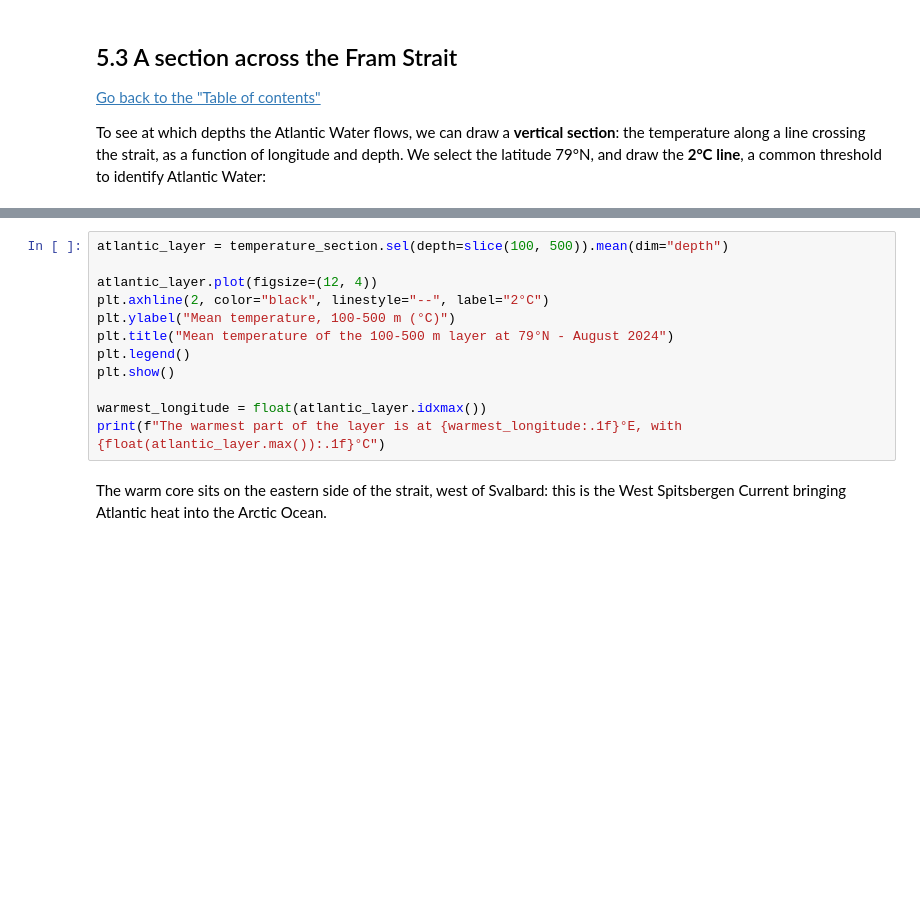
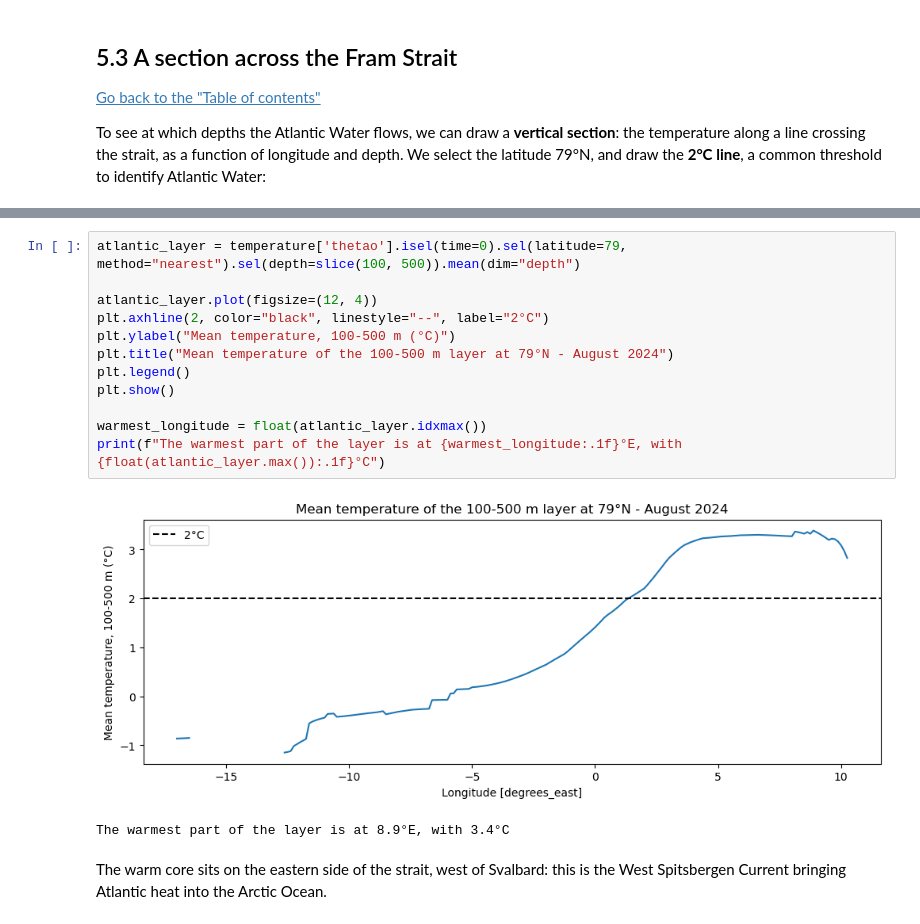
Before and after one commit to gkoenig-mercator/Training_Toolbox, a Jupyter notebook: ARCTBX-02-subset.ipynb, the cells around one changed output, grey strips where cells are left out. Drawn from its saved outputs; the diff is of its cells as text; blank space fills up the shorter version.

```diff
--- a/ARCTBX-02-subset.ipynb
+++ b/ARCTBX-02-subset.ipynb
@@ -423,16 +543,19 @@ plt.show()
 Xarray also makes computations easy. For example, let's compute the **mean temperature between 100 and 500 m** at each longitude, the layer where we expect the core of the Atlantic Water. `slice(100, 500)` selects all the depth levels between 100 and 500 m, and `.mean(dim="depth")` averages them:
 # %%
-atlantic_layer = temperature_section.sel(depth=slice(100, 500)).mean(dim="depth")
+atlantic_layer = temperature['thetao'].isel(time=0).sel(latitude=79, method="nearest").sel(depth=slice(100, 500)).mean(dim="depth")
 
 atlantic_layer.plot(figsize=(12, 4))
 plt.axhline(2, color="black", linestyle="--", label="2°C")
 plt.ylabel("Mean temperature, 100-500 m (°C)")
 plt.title("Mean temperature of the 100-500 m layer at 79°N - August 2024")
 plt.legend()
 plt.show()
 
 warmest_longitude = float(atlantic_layer.idxmax())
 print(f"The warmest part of the layer is at {warmest_longitude:.1f}°E, with {float(atlantic_layer.max()):.1f}°C")
+# %% [output]
+[figure, added]
+The warmest part of the layer is at 8.9°E, with 3.4°C
 # %% [markdown]
 The warm core sits on the eastern side of the strait, west of Svalbard: this is the West Spitsbergen Current bringing Atlantic heat into the Arctic Ocean.
 # %% [markdown]
```
Also changed, not shown: parts of 20 cells of this notebook, 1 other file.
